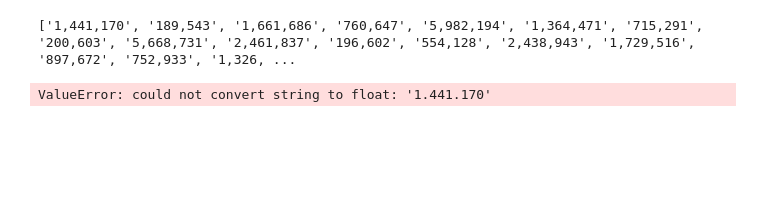
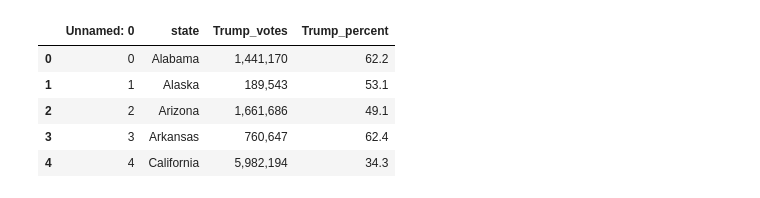
Before and after one commit to Mozes721/US_Elections, a Jupyter notebook: Us_election Graph.ipynb, the cells around one changed output. Saved outputs shown, nothing was run; the diff lists cells and outputs as text; code cells hidden in the pictures; blank space fills up the shorter version.

Commit message:
Finished
Saved the final csv file as US_Elections and plotet results in choropleth

```diff
--- a/Us_election Graph.ipynb
+++ b/Us_election Graph.ipynb
@@ -132,41 +23,11 @@ nope
-# %%
-states = []
-
-trump_votes = []
-
-trump_percent = []
-#get each column value
-for state in trumpcsv_adjusted.iloc[:,0]:
-    states.append(state)
-
-
-for vote in trumpcsv_adjusted.iloc[:,1]:
-    trump_votes.append(vote)
-
-
-for percent in trumpcsv_adjusted.iloc[:,2]:
-    trump_percent.append(percent)
-
-
-biden_votes = []
-biden_percent = []
-
-for vote in bidencsv_adjusted.iloc[:,1]:
-    biden_votes.append(vote)
-
-
-for percent in bidencsv_adjusted.iloc[:,2]:
-    biden_percent.append(percent)
-#trump_votes_float = [float(item) for item in trump_votes]
-# %% [output]
-['1,441,170', '189,543', '1,661,686', '760,647', '5,982,194', '1,364,471', '715,291', '200,603', '5,668,731', '2,461,837', '196,602', '554,128', '2,438,943', '1,729,516', '897,672', '752,933', '1,326, ...
-# %%
-#adjusting trying to convert to float value
-#convert to float
-# x = np.array([trump_votes])
-# votes = x.astype(np.float)
-
-plt.pie(trump_values_dot, labels=states)
-plt.title("Trump Election chart by votes")
-# %% [output]
-ValueError: could not convert string to float: '1.441.170'
+# %%
+#check the new trump csv file
+trump_update = pd.read_csv('trump_results.csv')
+trump_update.head()
+# %% [output]
+|  | Unnamed: 0 | state | Trump_votes | Trump_percent |
+| 0 | 0 | Alabama | 1,441,170 | 62.2 |
+| 1 | 1 | Alaska | 189,543 | 53.1 |
+| 2 | 2 | Arizona | 1,661,686 | 49.1 |
+| 3 | 3 | Arkansas | 760,647 | 62.4 |
+| 4 | 4 | California | 5,982,194 | 34.3 |
```
Also changed, not shown: parts of 17 cells of this notebook, 15 other files.
